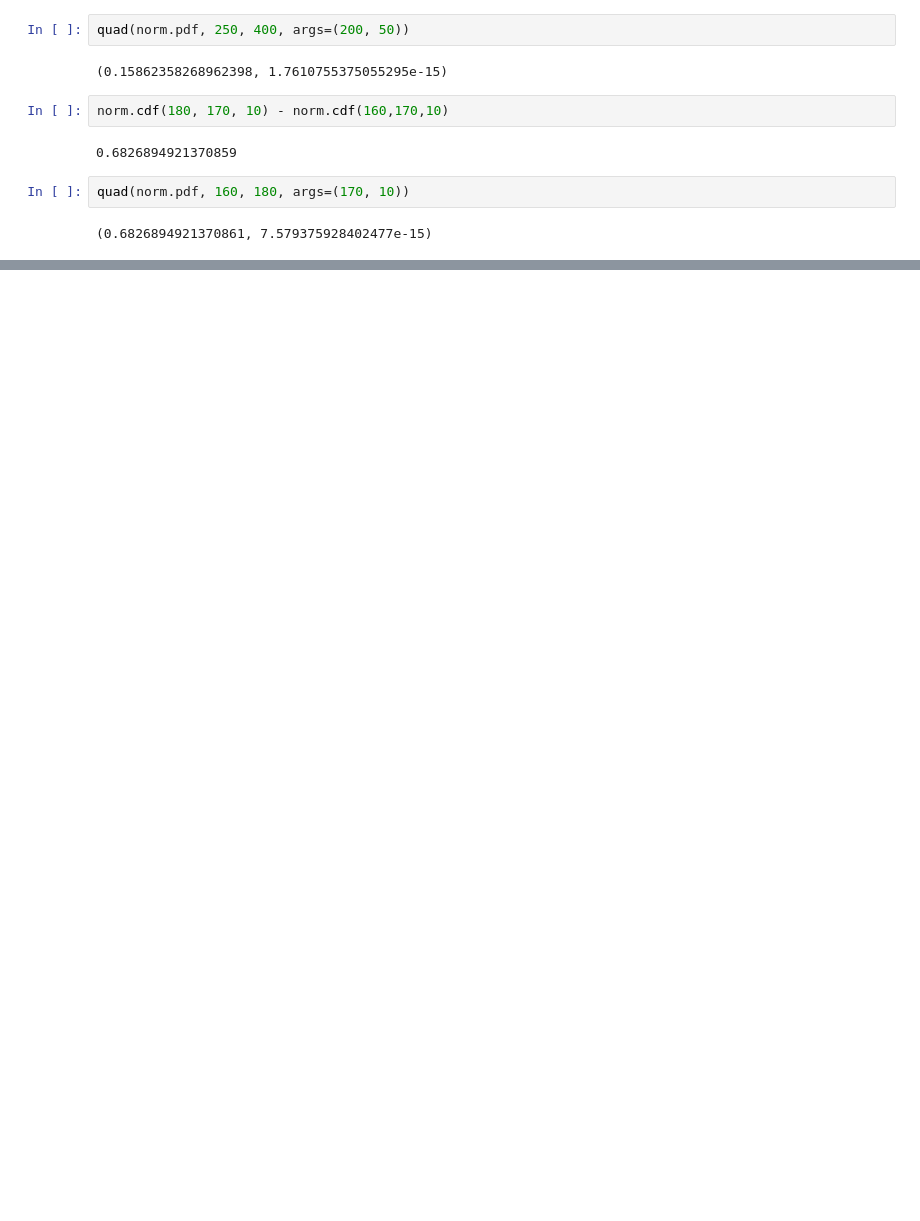
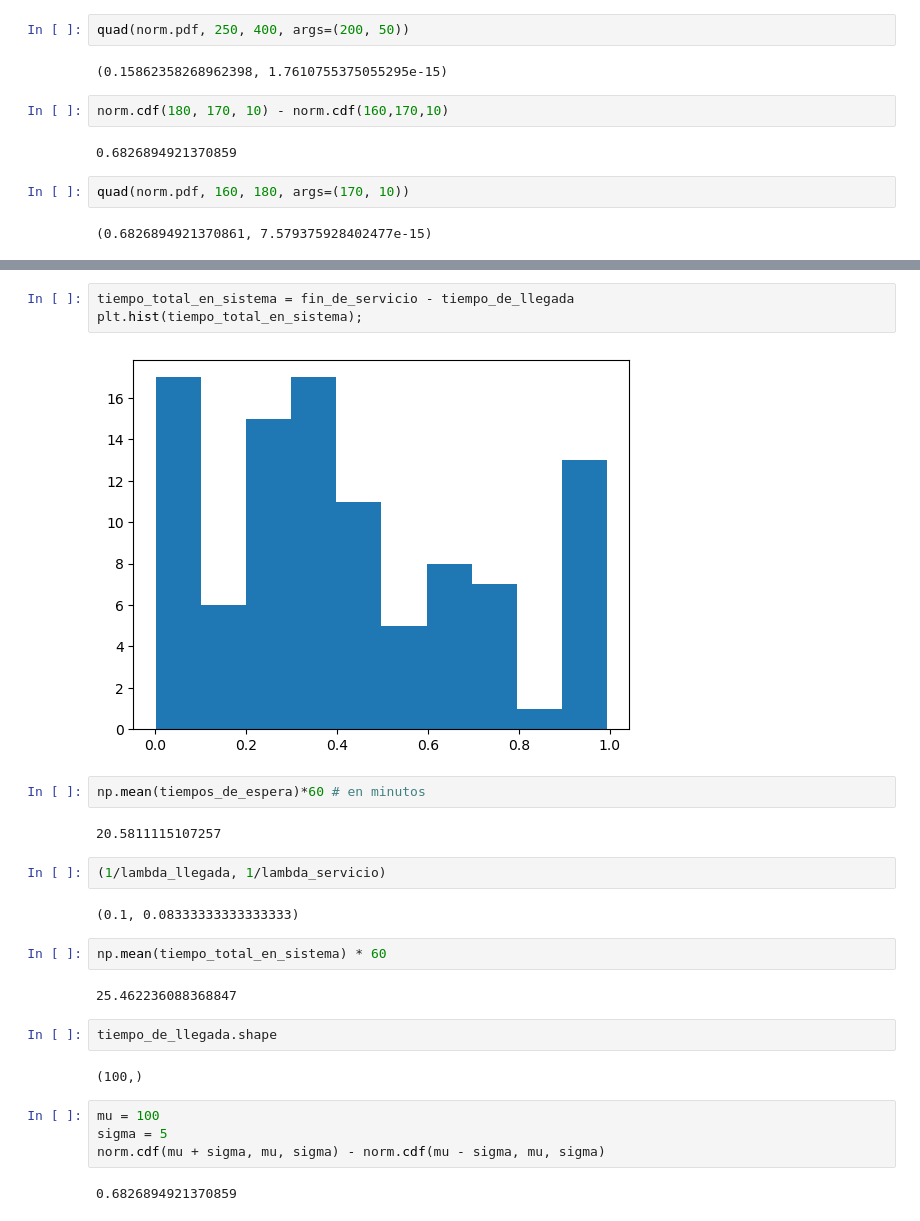
Before and after one commit to jealcalat/AEM-ITESO, a Jupyter notebook: tema_2/funciones_densidad_cdf.ipynb, the cells around one changed output, grey strips where cells are left out. Cells and saved outputs as stored; diff of their text form; blank space fills up the shorter version.

```diff
--- a/tema_2/funciones_densidad_cdf.ipynb
+++ b/tema_2/funciones_densidad_cdf.ipynb
@@ -316,0 +371,27 @@ array([10, 13, 10, 10, 10, 13, 11,  9,  6])
+# %%
+tiempo_total_en_sistema = fin_de_servicio - tiempo_de_llegada
+plt.hist(tiempo_total_en_sistema);
+# %% [output]
+[figure, added]
+# %%
+np.mean(tiempos_de_espera)*60 # en minutos
+# %% [output]
+20.5811115107257
+# %%
+(1/lambda_llegada, 1/lambda_servicio)
+# %% [output]
+(0.1, 0.08333333333333333)
+# %%
+np.mean(tiempo_total_en_sistema) * 60
+# %% [output]
+25.462236088368847
+# %%
+tiempo_de_llegada.shape
+# %% [output]
+(100,)
+# %%
+mu = 100
+sigma = 5
+norm.cdf(mu + sigma, mu, sigma) - norm.cdf(mu - sigma, mu, sigma)
+# %% [output]
+0.6826894921370859
```
Also changed, not shown: parts of 24 cells of this notebook, 3 other files.
